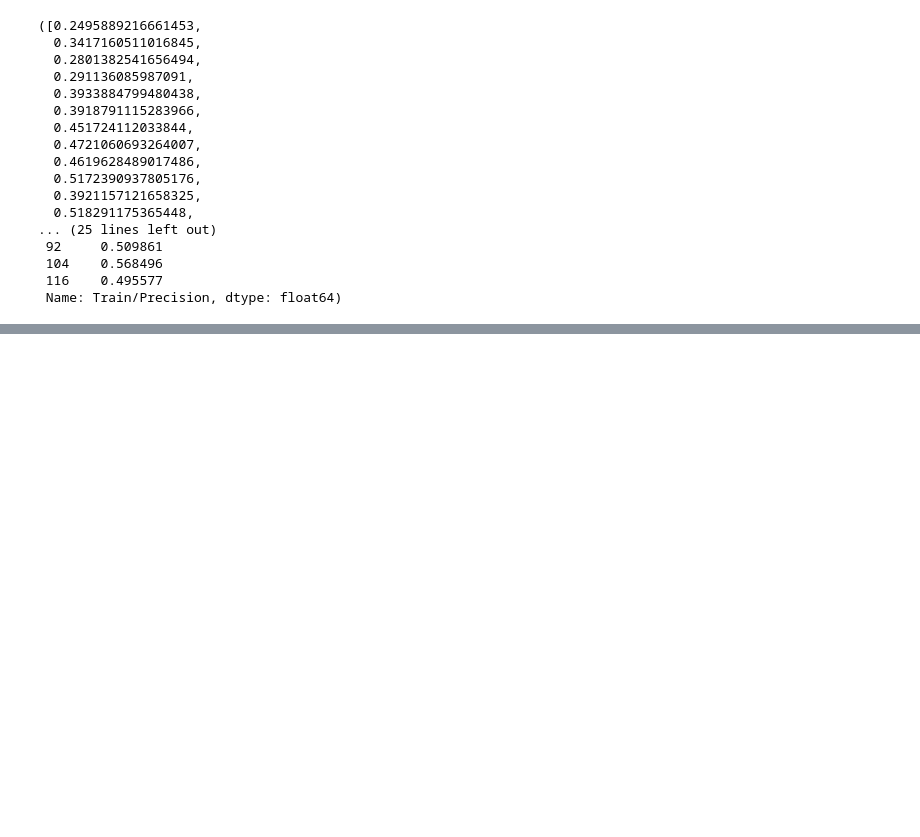
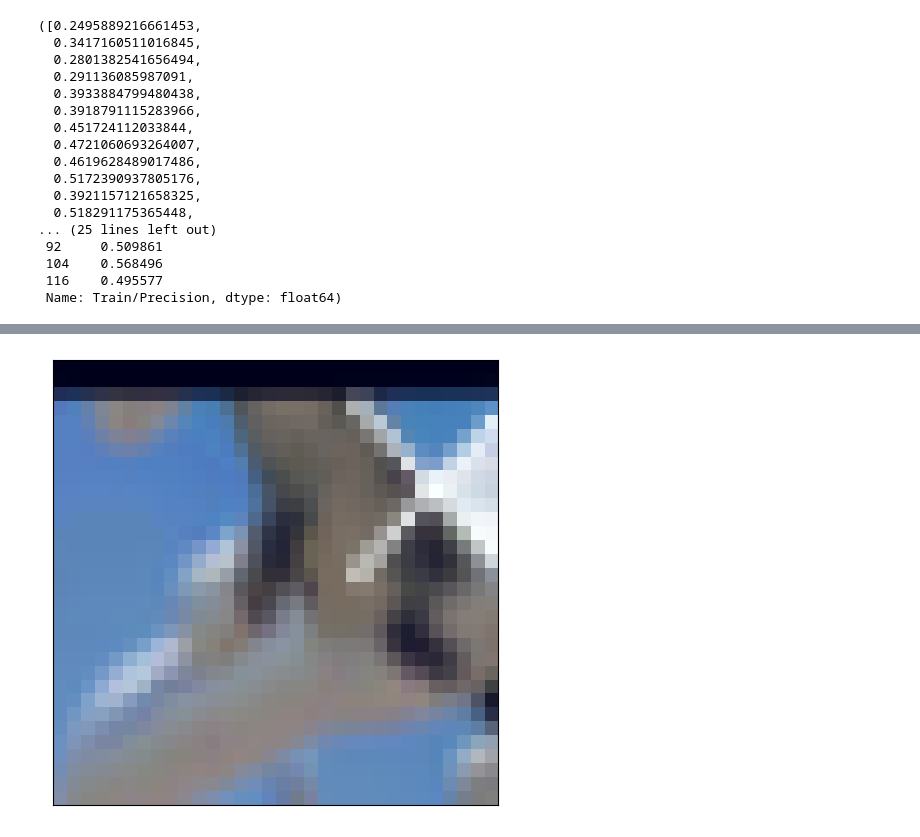
Before and after one commit to luke-feng/beidou, a Jupyter notebook: test.ipynb, the cells around one changed output, grey strips where cells are left out. Drawn from its saved outputs; the diff is of its cells as text; code cells hidden in the pictures; blank space fills up the shorter version.

```diff
--- a/test.ipynb
+++ b/test.ipynb
@@ -660,0 +755,8 @@ list(df['TrainEpoch/Precision'].dropna()), df['Train/Precision'].dropna()
+# %%
+perspective_transformer = v2.RandomPerspective(distortion_scale=0.6, p=1.0)
+# rotater = v2.RandomRotation(degrees=(0, 180))
+inverter = v2.RandomInvert()
+affine_transfomer = v2.RandomAffine(degrees=(30, 70))
+# elastic_transformer = v2.ElasticTransform()
+resize_cropper = v2.RandomResizedCrop(size=(data_train.dataset[0][0].shape[-1], data_train.dataset[0][0].shape[-1]))
+# augmenter = v2.AugMix()
@@ -660,0 +765,27 @@ list(df['TrainEpoch/Precision'].dropna()), df['Train/Precision'].dropna()
+# %%
+def dynamic_transformer(initilSizeX:int=28, initilSizeY:int=28):
+    perspective_transformer = v2.RandomPerspective(distortion_scale=0.6, p=1.0)
+    rotater = v2.RandomRotation(degrees=(0, 180))
+    inverter = v2.RandomInvert()
+    affine_transfomer = v2.RandomAffine(degrees=(30, 70))
+    elastic_transformer = v2.ElasticTransform()
+    random_crop_x = random.randint(int(initilSizeX*2/3), initilSizeX)
+    random_crop_y = random.randint(int(initilSizeY*2/3), initilSizeY)
+    randomcrop_resize = v2.Compose([
+    v2.RandomCrop(size=(random_crop_x, random_crop_y)),
+    v2.Resize(size=(initilSizeX,initilSizeY))
+    ])
+    resize_cropper = v2.RandomResizedCrop(size=(initilSizeX, initilSizeY))
+    augMix = v2.AugMix()
+    aug_list = [randomcrop_resize, rotater, perspective_transformer, affine_transfomer, elastic_transformer, resize_cropper, augMix]
+    rand_applier = random.sample(aug_list, 2)
+    applier = v2.RandomApply(transforms=rand_applier, p=1)
+    return applier
+# %%
+orig_img = [data_train.dataset[i][0] for i in range(10)]
+# %%
+applier = dynamic_transformer(data_train.dataset[0][0].shape[-1], data_train.dataset[0][0].shape[-1])
+rotated_imgs = [applier(orig_img[0])]
+plot(rotated_imgs)
+# %% [output]
+[figure, added]
```
Also changed, not shown: parts of 23 cells of this notebook, 8 other files.
